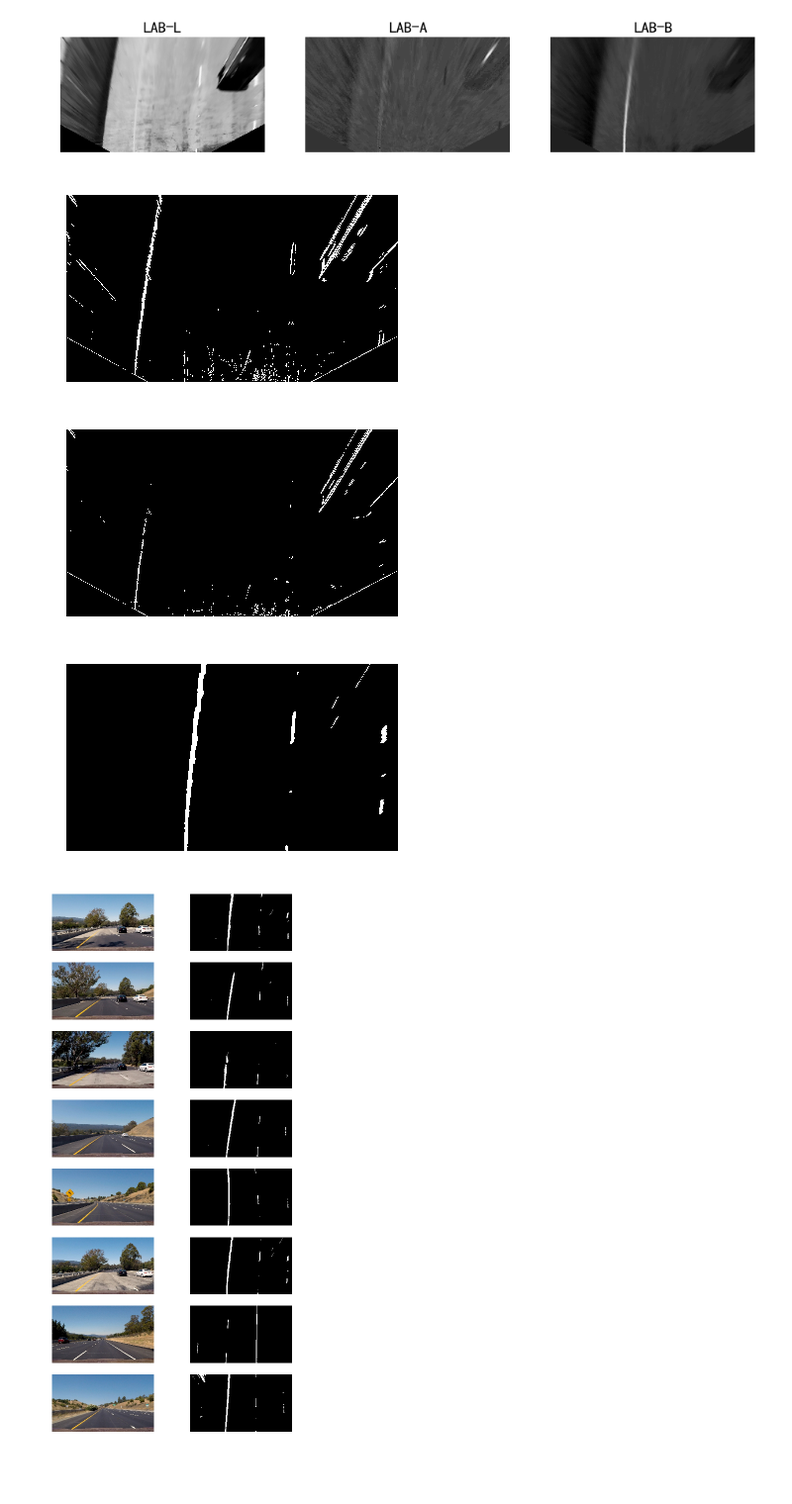
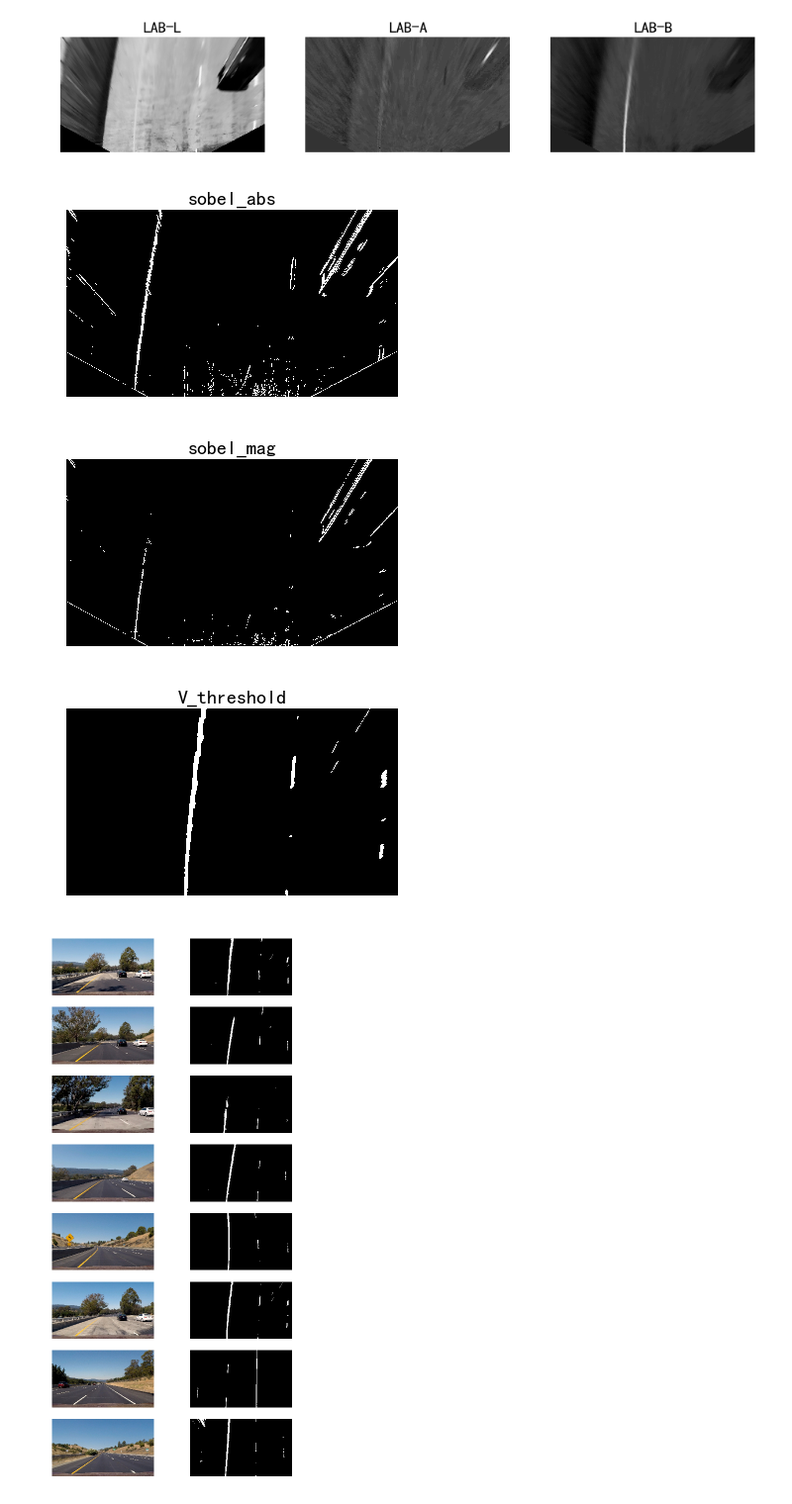
Before and after one commit to Aitical/CarND-Advanced-Lane-Lines, a Jupyter notebook: project.ipynb, the cells around one changed output. Shown at 99% size. Saved outputs shown, nothing was run; the diff lists cells and outputs as text; code cells hidden in the pictures; blank space fills up the shorter version.

```diff
--- a/project.ipynb
+++ b/project.ipynb
@@ -246,25 +250,28 @@ def hsv_vthresh(img, thresh=(225, 255)):
 # %%
 img = cv2.imread('./test_images/test1.jpg')
 img = cv2.cvtColor(img, cv2.COLOR_BGR2RGB)
 img_undistort = undistort(img)
 img_warped, M, Minv = warp(img_undistort, src, dst)
 
 img_sobelAbs = abs_sobel_thresh(img_warped)
 img_sobelmag = mag_sobel_thresh(img_warped)
 img_hsv = hsv_vthresh(img_warped)
 plt.axis('off')
+plt.title('sobel_abs', fontsize=20)
 plt.imshow(img_sobelAbs, cmap='gray')
 plt.show()
+plt.title('sobel_mag', fontsize=20)
 plt.axis('off')
 plt.imshow(img_sobelmag, cmap='gray')
 plt.show()
+plt.title('V_threshold', fontsize=20)
 plt.axis('off')
 plt.imshow(img_hsv, cmap='gray')
 plt.show()
 # %% [output]
-[figure, old version]
+[figure, new version]
-[figure, old version]
+[figure, new version]
-[figure, old version]
+[figure, new version]
 # %%
 # Define the complete image processing pipeline, reads raw image and returns binary image with lane lines identified
 # (hopefully)
```
Also changed, not shown: parts of 6 cells of this notebook, 1 other file.
